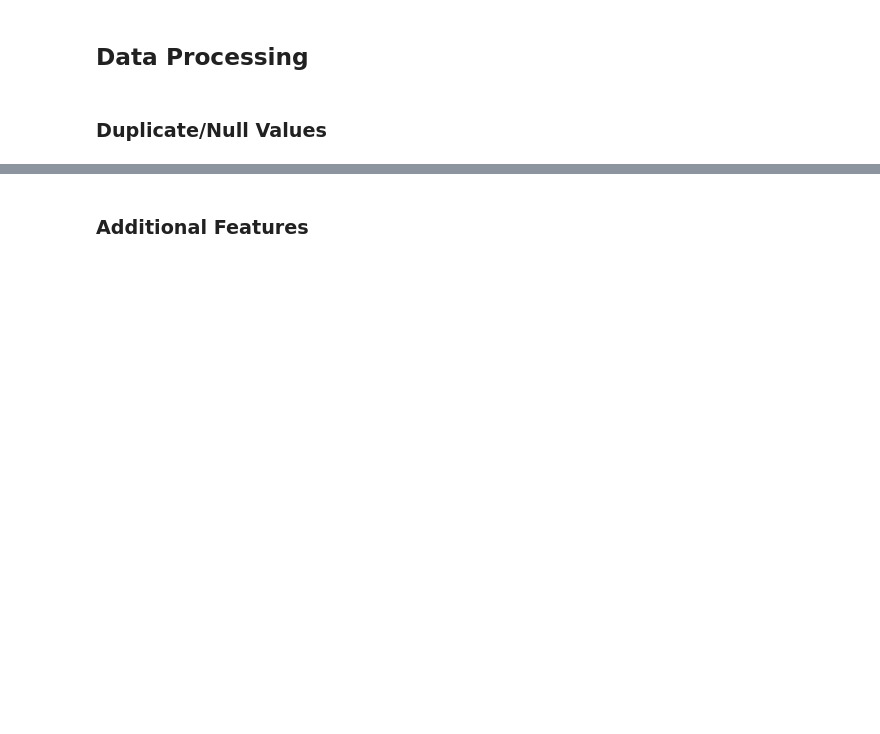
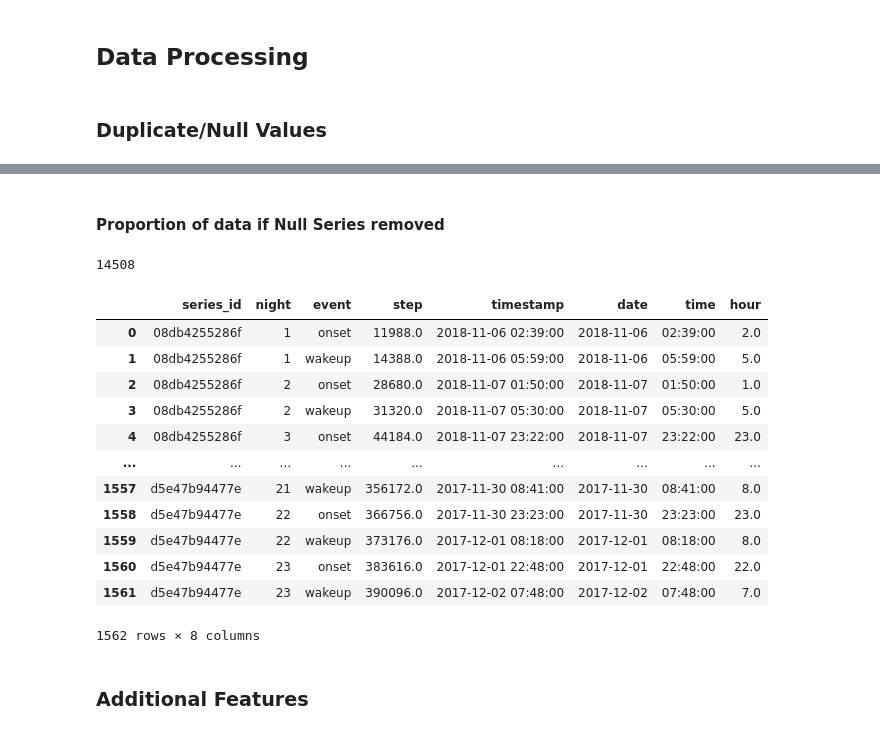
Before and after one commit to AmirMohammadiKarbalaei/Detect-Sleep-States-CMI, a Jupyter notebook: notebooks/eda - 1.0.ipynb, the cells around one changed output, grey strips where cells are left out. Drawn from its saved outputs; the diff is of its cells as text; code cells hidden in the pictures; blank space fills up the shorter version.

```diff
--- a/notebooks/eda - 1.0.ipynb
+++ b/notebooks/eda - 1.0.ipynb
@@ -121,0 +118,19 @@ plot(null_counts,"bar",Title)
+# %%
+series_by_id = train_events.groupby(['series_id'])['step'].apply(lambda x: x.isnull().any())
+
+check = {
+    'series_id': series_by_id.index,
+    'missing_values': series_by_id
+}
+
+proxy_df = pd.DataFrame(check)
+
+proxy_df_agg = proxy_df['missing_values'].value_counts().reset_index()
+proxy_df_agg.columns = ['missing_values', 'number_of_series']
+fig = px.bar(
+    proxy_df_agg,
+    x='missing_values',
+    y='number_of_series',
+    title='Series containing missing values'
+)
+fig.show()
@@ -122,3 +250,29 @@ plot(null_counts,"bar",Title)
+# %% [markdown]
+#### Proportion of data if Null Series removed
+# %%
+complete_series = series_by_id[~series_by_id].index.tolist()
+# %%
+train_events_filtered = train_events[train_events['series_id'].isin(complete_series)]
+# %%
+len(train_events)
+# %% [output]
+14508
+# %%
+train_events_filtered.reset_index(drop=True)
+# %% [output]
+|  | series_id | night | event | step | timestamp | date | time | hour |
+| 0 | 08db4255286f | 1 | onset | 11988.0 | 2018-11-06 02:39:00 | 2018-11-06 | 02:39:00 | 2.0 |
+| 1 | 08db4255286f | 1 | wakeup | 14388.0 | 2018-11-06 05:59:00 | 2018-11-06 | 05:59:00 | 5.0 |
+| 2 | 08db4255286f | 2 | onset | 28680.0 | 2018-11-07 01:50:00 | 2018-11-07 | 01:50:00 | 1.0 |
+| 3 | 08db4255286f | 2 | wakeup | 31320.0 | 2018-11-07 05:30:00 | 2018-11-07 | 05:30:00 | 5.0 |
+| 4 | 08db4255286f | 3 | onset | 44184.0 | 2018-11-07 23:22:00 | 2018-11-07 | 23:22:00 | 23.0 |
+| ... | ... | ... | ... | ... | ... | ... | ... | ... |
+| 1557 | d5e47b94477e | 21 | wakeup | 356172.0 | 2017-11-30 08:41:00 | 2017-11-30 | 08:41:00 | 8.0 |
+| 1558 | d5e47b94477e | 22 | onset | 366756.0 | 2017-11-30 23:23:00 | 2017-11-30 | 23:23:00 | 23.0 |
+| 1559 | d5e47b94477e | 22 | wakeup | 373176.0 | 2017-12-01 08:18:00 | 2017-12-01 | 08:18:00 | 8.0 |
+| 1560 | d5e47b94477e | 23 | onset | 383616.0 | 2017-12-01 22:48:00 | 2017-12-01 | 22:48:00 | 22.0 |
+| 1561 | d5e47b94477e | 23 | wakeup | 390096.0 | 2017-12-02 07:48:00 | 2017-12-02 | 07:48:00 | 7.0 |
+1562 rows × 8 columns
 # %% [markdown]
 ### Additional Features
 # %%
```
Also changed, not shown: parts of 30 cells of this notebook, 3 other files.
